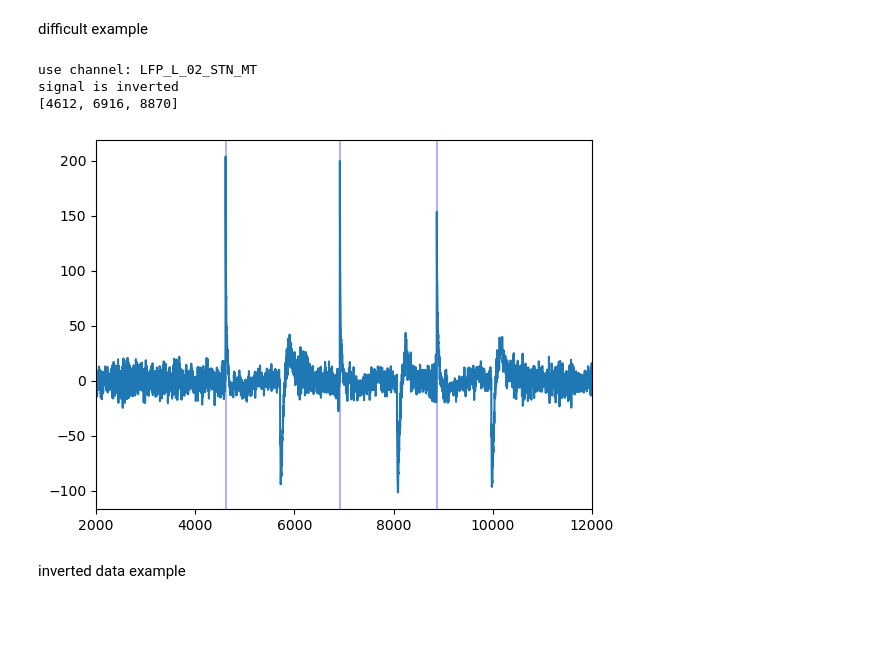
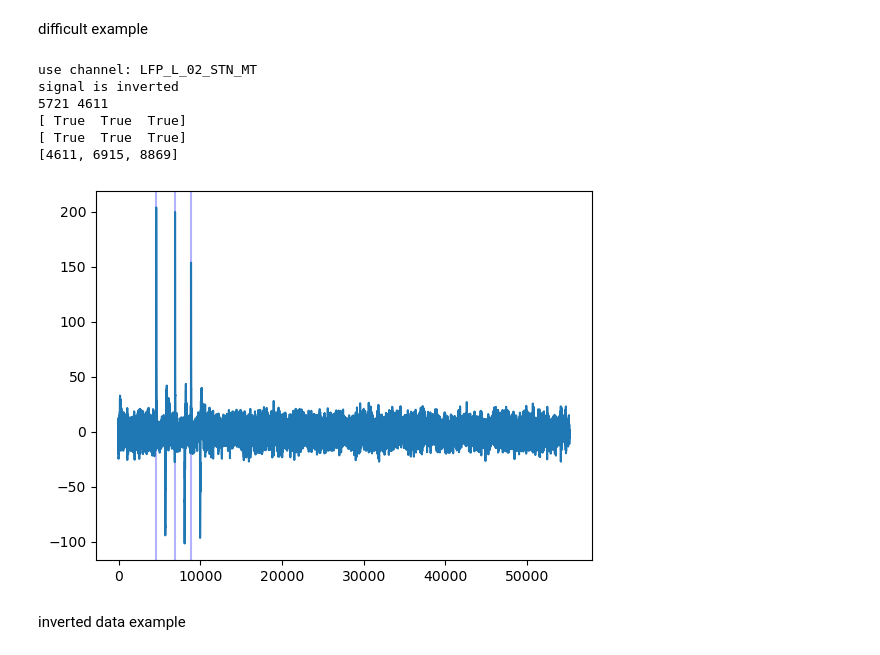
Before and after one commit to jgvhabets/PyPerceive, a Jupyter notebook: code/notebooks/sync_test.ipynb, the cells around one changed output. Saved outputs shown, nothing was run; the diff lists cells and outputs as text; code cells hidden in the pictures; blank space fills up the shorter version.

Commit message:
adjusted sync detection to select on peak oncistency and for small positive deflation before real negative stim-artefact

```diff
--- a/code/notebooks/sync_test.ipynb
+++ b/code/notebooks/sync_test.ipynb
@@ -262,37 +303,36 @@ difficult example
 # %%
 # define data
 data = trouble.streaming.fu3m.m0s0.rest.run3.data
-
+# data = trouble.streaming.fu3m.m1s0.rest.run1.data
+# data = trouble.streaming.fu3m.m1s1.rest.run2.data
 ch_i = 0
 lfp_sig = data.get_data()[ch_i]
 print(f'use channel: {data.ch_names[ch_i]}')
 
 # get stim-artefact indices
 art_idx = find_LFP_sync_artefact(
     lfp_data=lfp_sig, fs=250,
-    use_kernel='1',
-    consider_first_seconds=60
+    use_kernel='2',
+    consider_first_seconds=40
 )
 print(art_idx)
 for xline in art_idx:
     plt.axvline(x=xline, ymin=min(lfp_sig), ymax=max(lfp_sig),
                 color='blue', alpha=.3,)
 
 plt.plot(lfp_sig)
 
-plt.xlim(2000, 12000)
-
+# plt.xlim(3000, 5000)
+# plt.xlim(60000, 65000)
 plt.show()
-
-# print(f'STIM PROFILE {data.ch_names[ch_i+4]}')
-# plt.plot(data.get_data()[ch_i + 4])
-# plt.xlim(1500, 5000)
-# plt.show()
 # %% [output]
 use channel: LFP_L_02_STN_MT
 signal is inverted
-[4612, 6916, 8870]
+5721 4611
+[ True  True  True]
+[ True  True  True]
+[4611, 6915, 8869]
-[figure, old version]
+[figure, new version]
 # %% [markdown]
 inverted data example
 # %%
```
Also changed, not shown: parts of 4 cells of this notebook.
